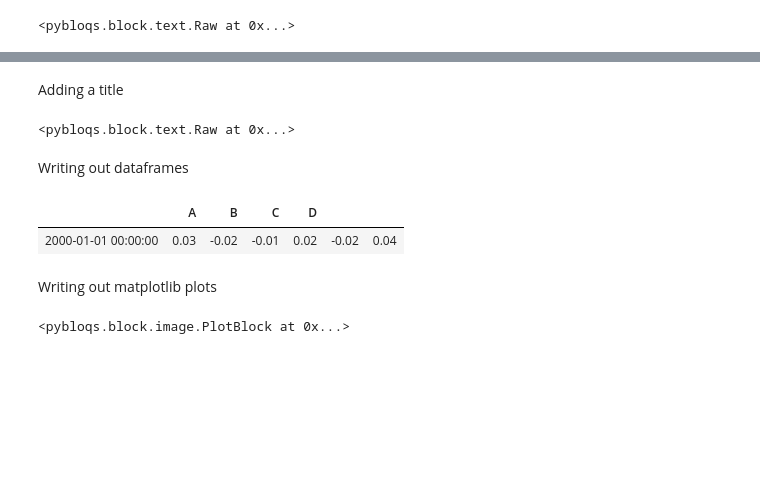
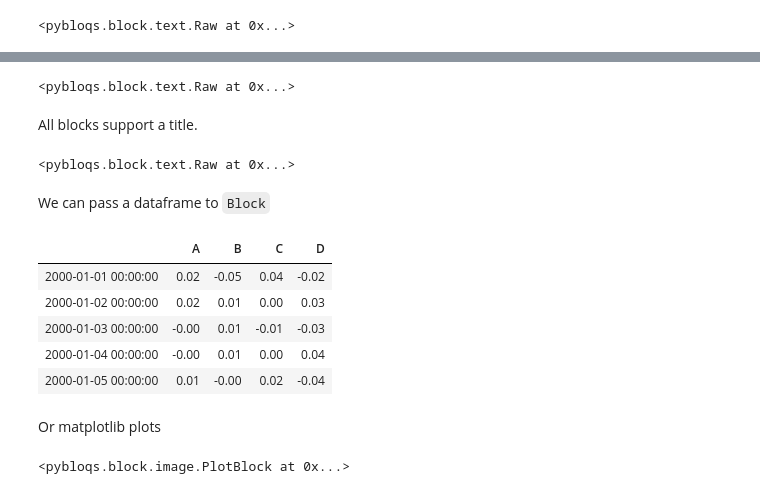
Before and after one commit to man-group/PyBloqs, a Jupyter notebook: docs/source/examples.ipynb, the cells around one changed output, grey strips where cells are left out. Cells and saved outputs as stored; diff of their text form; code cells hidden in the pictures; blank space fills up the shorter version.

```diff
--- a/docs/source/examples.ipynb
+++ b/docs/source/examples.ipynb
@@ -50,3 +54,7 @@ p.Block("Hello World!", h_align="left")
+# %%
+pybloqs.Block("Hello World!", text_align="right", font_weight="bold", background="#eee")
+# %% [output]
+<pybloqs.block.text.Raw at 0x...>
 # %% [markdown]
-Adding a title
+All blocks support a title.
 # %%
@@ -54,12 +62,16 @@ p.Block("Hello World!", title="Announcement", h_align="left")
 # %% [output]
 <pybloqs.block.text.Raw at 0x...>
-# %% [markdown]
-Writing out dataframes
+# %% [markdown]
+We can pass a dataframe to `Block`
 # %%
-p.Block(df.head())
+pybloqs.Block(df.head(), background="#eee")
 # %% [output]
 |  | A | B | C | D |
-| 2000-01-01 00:00:00 | 0.03 | -0.02 | -0.01 | 0.02 | -0.02 | 0.04 |
+| 2000-01-01 00:00:00 | 0.02 | -0.05 | 0.04 | -0.02 |
+| 2000-01-02 00:00:00 | 0.02 | 0.01 | 0.00 | 0.03 |
+| 2000-01-03 00:00:00 | -0.00 | 0.01 | -0.01 | -0.03 |
+| 2000-01-04 00:00:00 | -0.00 | 0.01 | 0.00 | 0.04 |
+| 2000-01-05 00:00:00 | 0.01 | -0.00 | 0.02 | -0.04 |
 # %% [markdown]
-Writing out matplotlib plots
+Or matplotlib plots
 # %%
```
Also changed, not shown: parts of 32 cells of this notebook, 4 other files.
